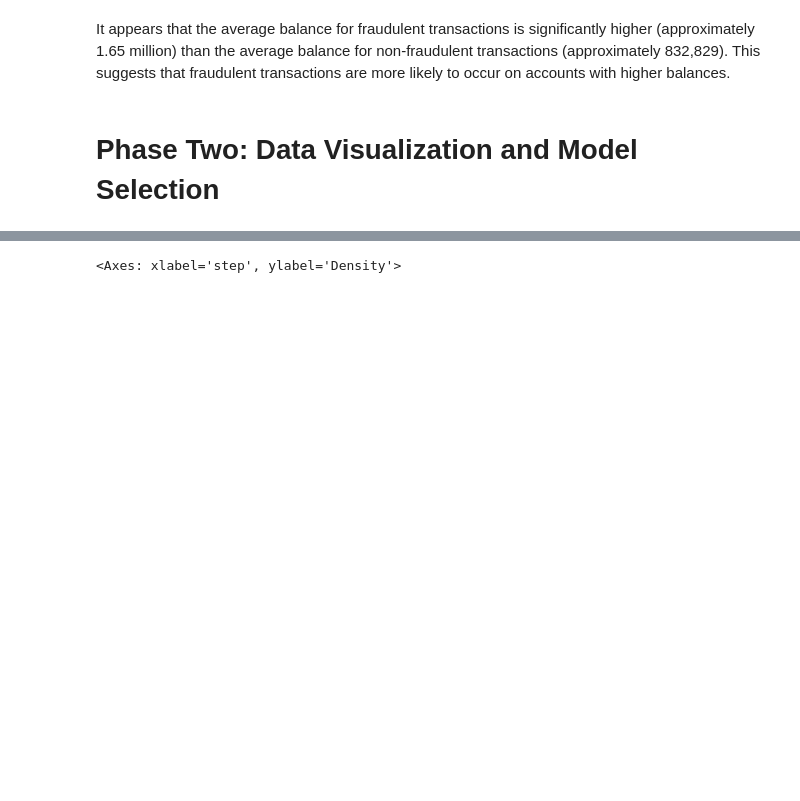
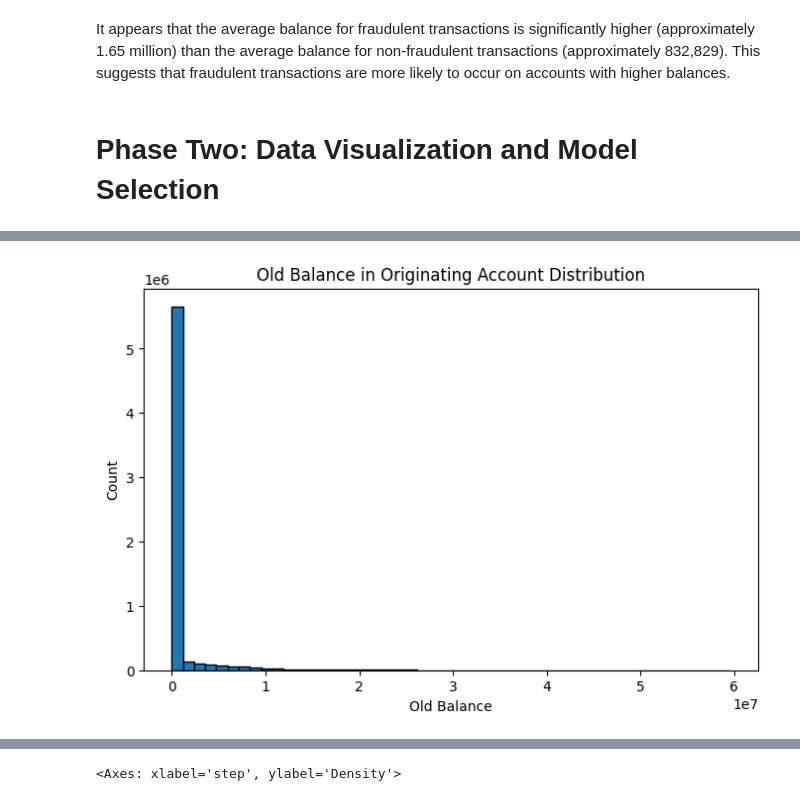
Before and after one commit to Teelash-K/Fraud_Detection, a Jupyter notebook: OnlinePayment_FraudDetection.ipynb, the cells around one changed output, grey strips where cells are left out. Cells and saved outputs as stored; diff of their text form; code cells hidden in the pictures; blank space fills up the shorter version.

```diff
--- a/OnlinePayment_FraudDetection.ipynb
+++ b/OnlinePayment_FraudDetection.ipynb
@@ -245,0 +297,10 @@ Average balance for non-fraudulent transactions: 832828.7117272632
+# %%
+# distribution of the balance in the originating account (oldbalanceOrg)
+plt.figure(figsize=(8, 5))
+plt.hist(df['oldbalanceOrg'], bins=50, edgecolor='k')
+plt.title("Old Balance in Originating Account Distribution")
+plt.xlabel("Old Balance")
+plt.ylabel("Count")
+plt.show()
+# %% [output]
+[figure, added]
```
Also changed, not shown: parts of 37 cells of this notebook, 1 other file.
